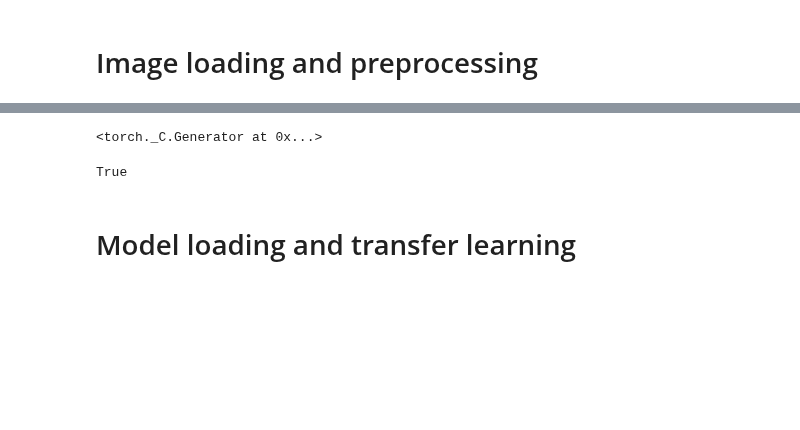
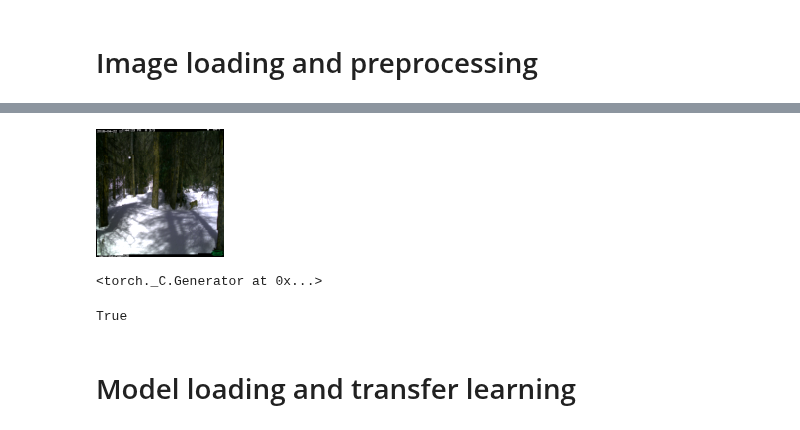
Before and after one commit to michsute/North-American-Animals-Classification, a Jupyter notebook: resnet_baseline.ipynb, the cells around one changed output, grey strips where cells are left out. Drawn from its saved outputs; the diff is of its cells as text; code cells hidden in the pictures; blank space fills up the shorter version.

```diff
--- a/resnet_baseline.ipynb
+++ b/resnet_baseline.ipynb
@@ -31,3 +60,8 @@ transform = transforms.Compose([
+# %%
+denormalized_image
+# Horizontal flip and rotation not visible cause randomly applied
+# %% [output]
+[figure, added]
 # %%
 data_dir = '/exchange/dspro01/group3/data/train'
 dataset = datasets.ImageFolder(root=data_dir, transform=transform) # assigns labels automatically according to folder's name
```
Also changed, not shown: parts of 9 cells of this notebook.
